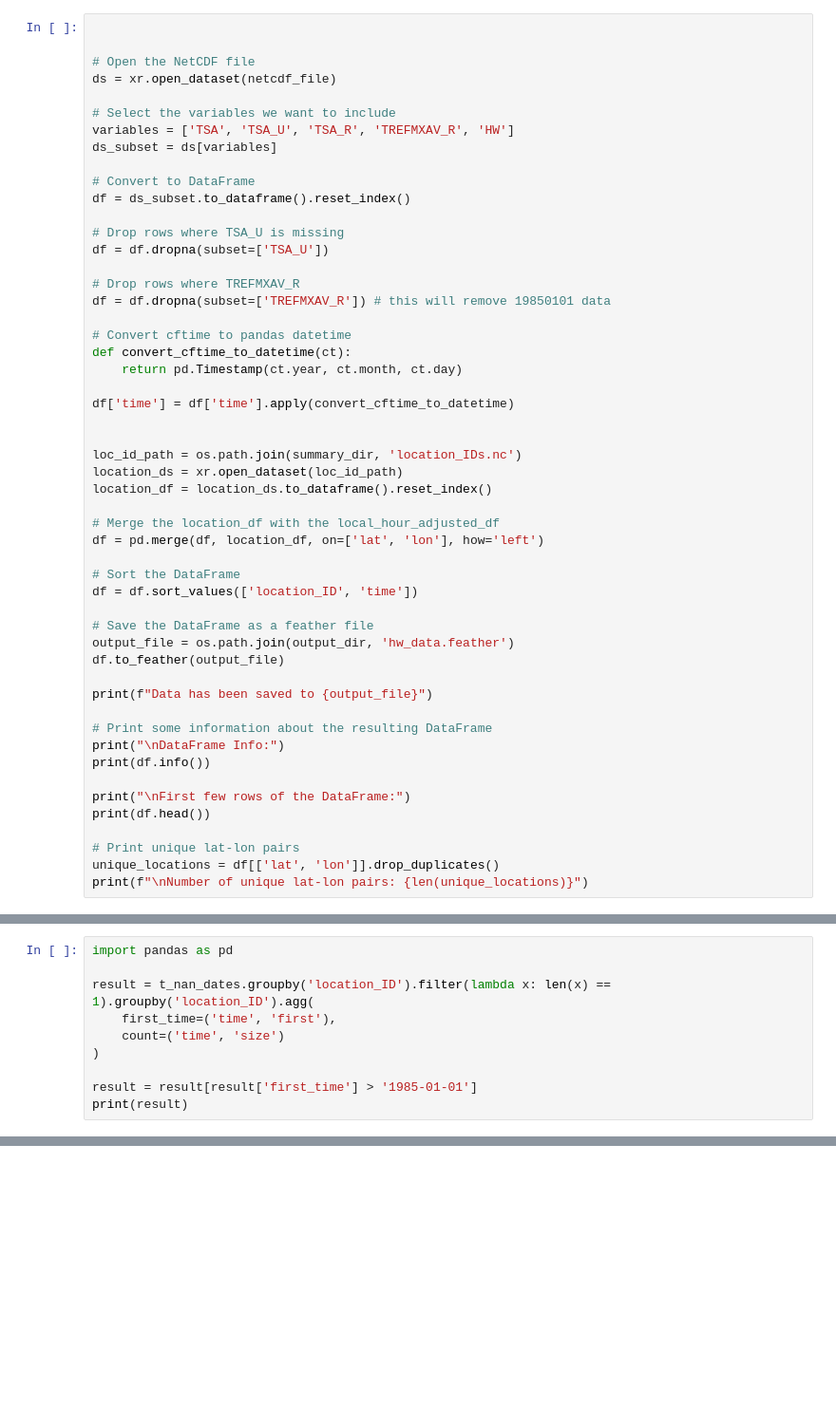
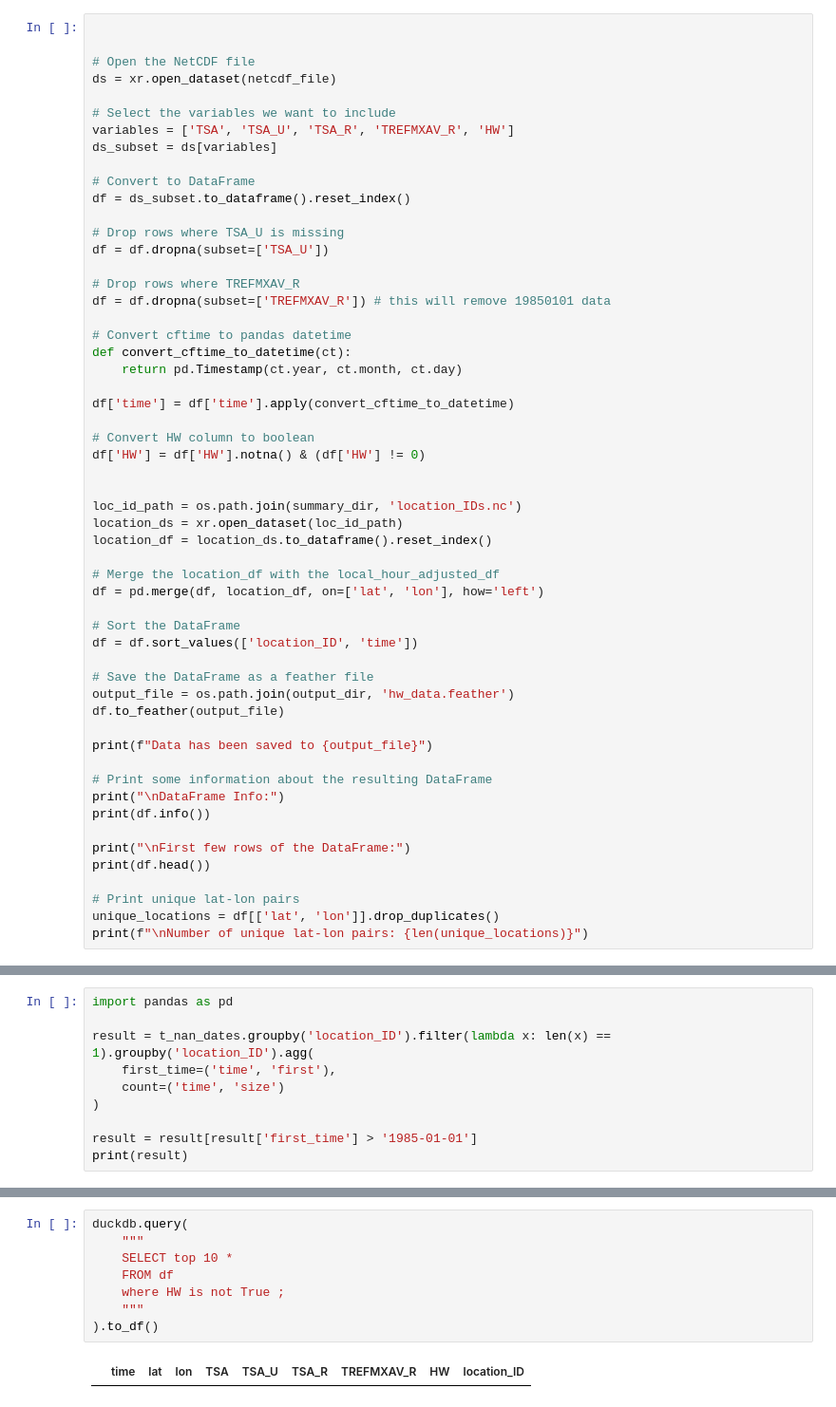
Before and after one commit to johnnyguo2007/research, a Jupyter notebook: hw_global/hw_def/convert_nc2df.ipynb, the cells around one changed output, grey strips where cells are left out. Shown at 95% size. Saved outputs shown, nothing was run; the diff lists cells and outputs as text; blank space fills up the shorter version.

```diff
--- a/hw_global/hw_def/convert_nc2df.ipynb
+++ b/hw_global/hw_def/convert_nc2df.ipynb
@@ -36,6 +37,9 @@ def convert_cftime_to_datetime(ct):
     return pd.Timestamp(ct.year, ct.month, ct.day)
 
 df['time'] = df['time'].apply(convert_cftime_to_datetime)
+
+# Convert HW column to boolean
+df['HW'] = df['HW'].notna() & (df['HW'] != 0)
 
 
 loc_id_path = os.path.join(summary_dir, 'location_IDs.nc')
@@ -93,3 +116,13 @@ nan_dates = duckdb.query(
     having count > 1
     """
 ).to_df()
+# %%
+duckdb.query(
+    """
+    SELECT top 10 *
+    FROM df
+    where HW is not True ;
+    """
+).to_df()
+# %% [output]
+|  | time | lat | lon | TSA | TSA_U | TSA_R | TREFMXAV_R | HW | location_ID |
```
Also changed, not shown: parts of 16 cells of this notebook.
